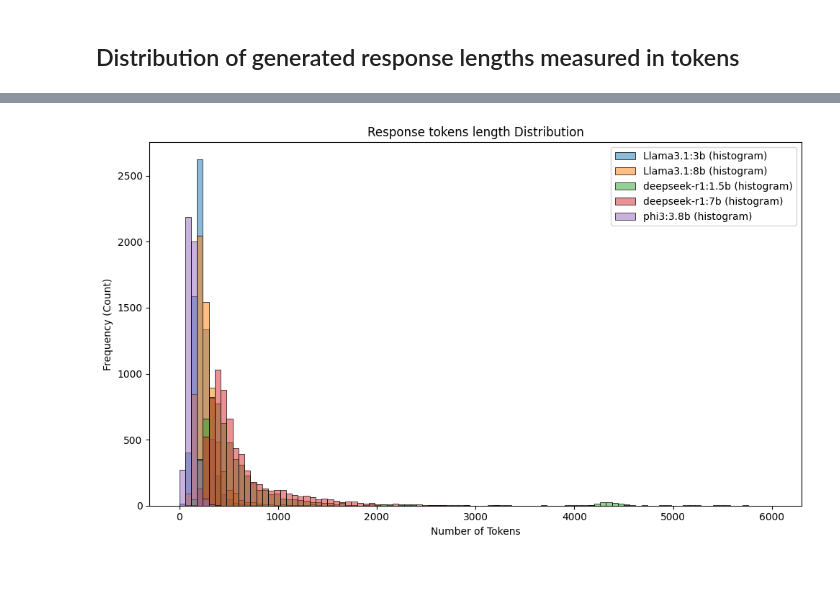
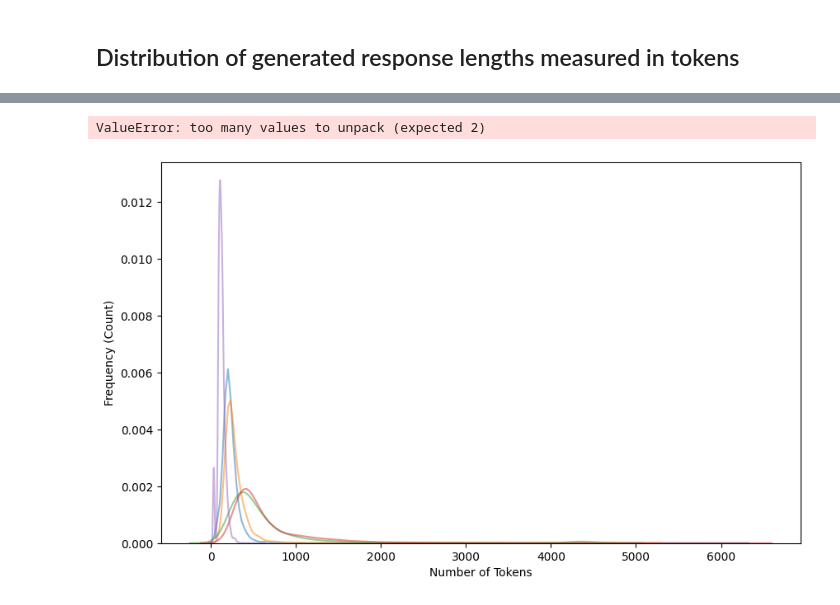
Before and after one commit to FabioLusha/video-neurosymbolic, a Jupyter notebook: star_code/experiments/resp_analysis6b_all_together.ipynb, the cells around one changed output, grey strips where cells are left out. Saved outputs shown, nothing was run; the diff lists cells and outputs as text; code cells hidden in the pictures; blank space fills up the shorter version.

```diff
--- a/star_code/experiments/resp_analysis6b_all_together.ipynb
+++ b/star_code/experiments/resp_analysis6b_all_together.ipynb
@@ -537,0 +711,3 @@ Let's start by viewing how many answers follow the template:
+# %%
+with open(WORK_DIR / 'experiments/predictions_data/models_pred_zs.pkl', 'wb') as f:
+    models_pred = pickle.dump(models_pred, f)
@@ -537,0 +716,9 @@ Let's start by viewing how many answers follow the template:
+# %%
+predictions = []
+with open('../outputs/responses_llama3.2_20250227_14:14:30.jsonl') as f:
+    predictions = [json.loads(line) for line in f.readlines()]
+
+# transforming the id key from `qid` to `id` for consistency and `response` to `answer`
+predictions_df = pd.DataFrame(predictions, dtype='string').rename(columns={'qid':'id', 'response':'answer'})
+predictions_df.set_index('id', inplace=True)
+predictions_df
@@ -583,2 +793,0 @@ assert (predictions_df['html_tags_mask'] & predictions_df['contains_answer'] ).s
-# %%
-models_pred["phi3:3.8b"] = predictions_df
@@ -665,0 +822,3 @@ gemma3_tokenizer = AutoTokenizer.from_pretrained(
+# %%
+with open(WORK_DIR / 'experiments/predictions_data/models_pred_zs.pkl', 'rb') as f:
+    models_pred = pickle.load(f)
@@ -666,35 +862,28 @@ gemma3_tokenizer = AutoTokenizer.from_pretrained(
 # %%
 fig, ax1 = plt.subplots(figsize=(10, 6))
 
 for k, v in models_pred.items():
-    df = models_pred[k]['df']
-    df['response_token_len'] = (
-        df[df['contains_answer']]['answer']
-        .apply(gemma3_tokenizer.tokenize)
-        .apply(len)
-    )
+    df = models_pred[k]['predictions_df']
 
     # Plot histogram on left y-axis
-    sns.histplot(
+    sns.kdeplot(
         df['response_token_len'],
-        binrange=(0, 6000),
-        bins=100,
-        kde=False,
-        label=f'{k} (histogram)',
+        label=f'{k}',
         alpha=0.5,
         ax=ax1
     )
 
 # Configure left y-axis (histogram)
 ax1.set_xlabel("Number of Tokens")
 ax1.set_ylabel("Frequency (Count)")
-
+ax1.set_xlim("3000")
 # Handle legends
 lines1, labels1 = ax1.get_legend_handles_labels()
 ax1.legend(lines1, labels1, loc='upper right')
 
 plt.title("Response tokens length Distribution")
 plt.tight_layout()
 plt.show()
 # %% [output]
+ValueError: too many values to unpack (expected 2)
-[figure, old version]
+[figure, new version]
```
Also changed, not shown: parts of 78 cells of this notebook, 10 other files.
